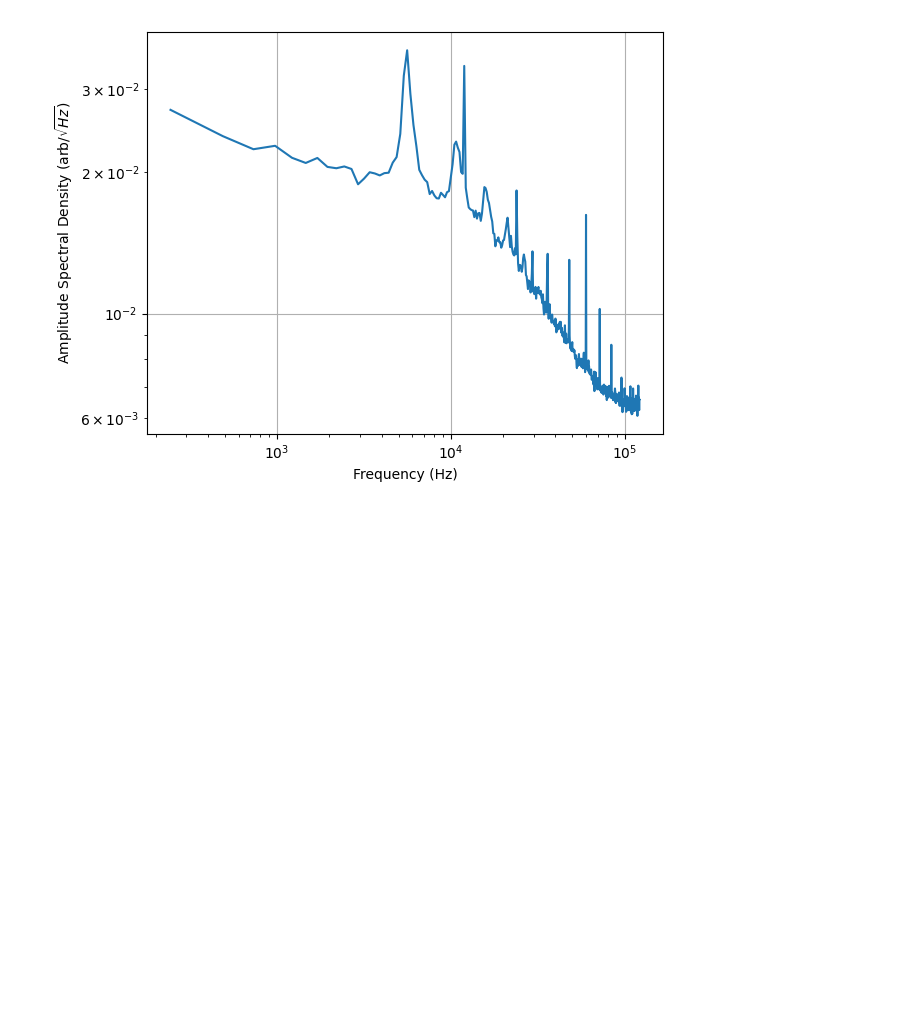
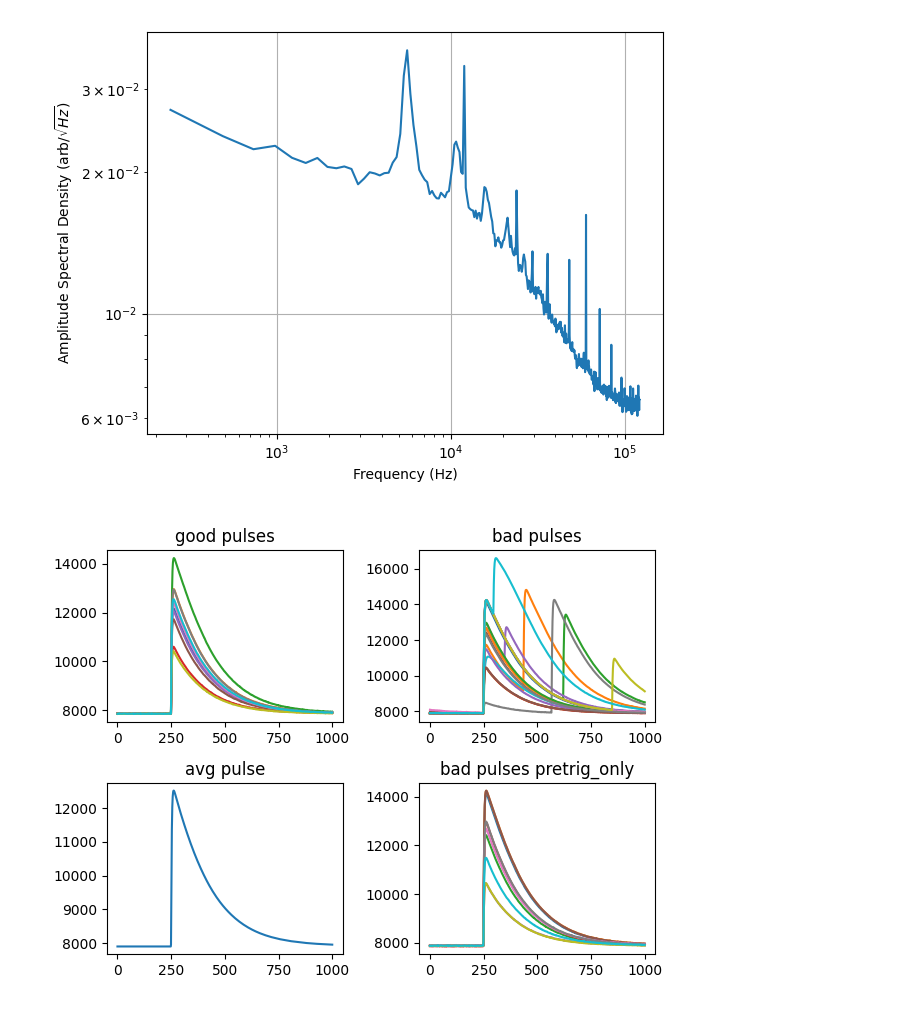
Before and after one commit to ggggggggg/moss, a Jupyter notebook: massp/example.ipynb, the cells around one changed output. Cells and saved outputs as stored; diff of their text form; code cells hidden in the pictures; blank space fills up the shorter version.

```diff
--- a/massp/example.ipynb
+++ b/massp/example.ipynb
@@ -110,7 +110,7 @@ def median_absolute_deviation(x):
     return np.median(np.abs(x-np.median(x)))
 def sigma_mad(x):
     return median_absolute_deviation(x)*1.4826
-def outlier_resistant_nsigma_above_mid(x, nsigma):
+def outlier_resistant_nsigma_above_mid(x, nsigma=5):
     mid = np.median(x)
     mad = np.median(np.abs(x-mid))
     sigma_mad = mad*1.4826
@@ -132,3 +132,29 @@ spectrum = massp.power_spectrum(noise_data, dt=header_df["Timebase"][0])
 spectrum.plot()
 # %% [output]
 [figure]
+# %%
+# choose max pretrigger_rms and post_peak_deriv to find clean pulses for average pulse
+max_postpeak_deriv = outlier_resistant_nsigma_above_mid(df3["postpeak_deriv"].to_numpy(), nsigma=20)
+max_pretrig_rms = outlier_resistant_nsigma_above_mid(df3["pretrig_rms"].to_numpy(),nsigma=20)
+good_expr = (pl.col("postpeak_deriv")<max_postpeak_deriv).and_(pl.col("pretrig_rms")<max_pretrig_rms)
+df_good = df3.lazy().filter(good_expr)
+df_bad = df3.lazy().filter(good_expr.not_())
+df_bad_pretrig = df3.lazy().filter(pl.col("pretrig_rms")>max_pretrig_rms)
+avg_pulse = df_good.select("pulse").limit(1000).collect()["pulse"].to_numpy().mean(axis=0)
+# %%
+fig, axes = plt.subplots(2,2)
+plt.sca(axes[0,0])
+plt.plot(df_good.select("pulse").limit(10).collect()["pulse"].to_numpy().T);
+plt.title("good pulses")
+plt.sca(axes[0,1])
+plt.plot(df_bad.select("pulse").limit(20).collect()["pulse"].to_numpy().T);
+plt.title("bad pulses")
+plt.sca(axes[1,0])
+plt.plot(avg_pulse)
+plt.title("avg pulse")
+plt.sca(axes[1,1])
+plt.plot(df_bad_pretrig.select("pulse").limit(10).collect()["pulse"].to_numpy().T);
+plt.title("bad pulses pretrig_only")
+plt.tight_layout()
+# %% [output]
+[figure, added]
```
Also changed, not shown: parts of 6 cells of this notebook, 4 other files.
